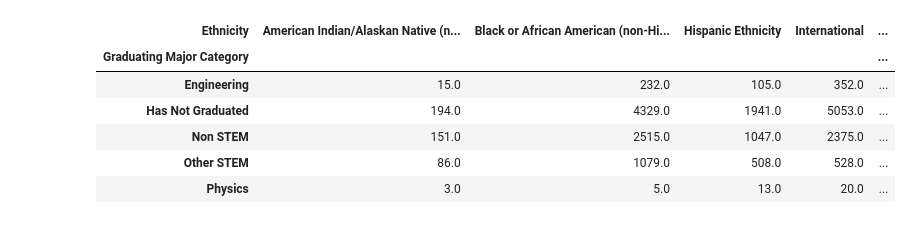
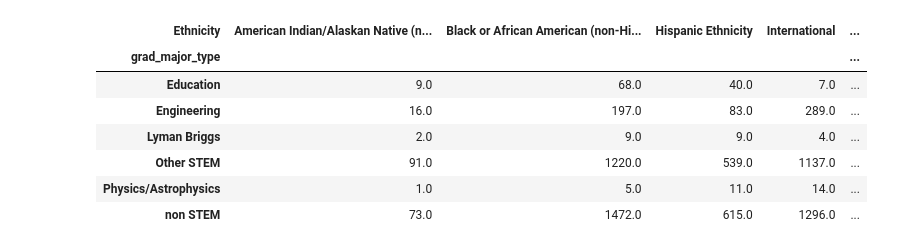
Before and after one commit to PERLMSU/pathways, a Jupyter notebook: demographics/demographics.ipynb, the cells around one changed output. Drawn from its saved outputs; the diff is of its cells as text; code cells hidden in the pictures.

```diff
--- a/demographics/demographics.ipynb
+++ b/demographics/demographics.ipynb
@@ -8,3 +6,6 @@ df = pd.read_csv('working_raw_data.csv')
+# %%
+# df = pd.read_csv('working_raw_data.csv')
+df = pd.read_excel('data/get_me_working_Demogs_FS01-US16_all.xlsx')
 # %%
 df.columns
 # %% [output]
@@ -26,20 +39,22 @@ df.PlaceholderID.unique().size
 # %%
-df2 = df.groupby(['Ethnicity', 'Graduating Major Category'])['Ethnicity'].count().unstack('Ethnicity').fillna(0)
+# df2 = df.groupby(['Ethnicity', 'Graduating Major Category'])['Ethnicity'].count().unstack('Ethnicity').fillna(0)
+df2 = df.groupby(['Ethnicity', 'grad_major_type'])['Ethnicity'].count().unstack('Ethnicity').fillna(0)
 df2['Asian / Pacific Islander'] = df2['Asian (non-Hispanic)'] + df2['Asian / Pacific Islander'] + df2['Hawaiian / Pacific Islander (non-Hispanic)']
 del df2['Asian (non-Hispanic)'] , df2['Asian / Pacific Islander'] , df2['Hawaiian / Pacific Islander (non-Hispanic)']
 df2['No Data'] = df2['Not Reported'] + df2['Not Requested']
 del df2['Not Reported'], df2['Not Requested']
 df2['maximum'] = df2.transpose().sum()
 df3 = df2.div(df2['maximum'].values, axis=0)
 df2
 # %% [output]
 | Ethnicity | American Indian/Alaskan Native (n... | Black or African American (non-Hi... | Hispanic Ethnicity | International | ... |
-| Graduating Major Category |  |  |  |  | ... |
-| Engineering | 15.0 | 232.0 | 105.0 | 352.0 | ... |
-| Has Not Graduated | 194.0 | 4329.0 | 1941.0 | 5053.0 | ... |
-| Non STEM | 151.0 | 2515.0 | 1047.0 | 2375.0 | ... |
-| Other STEM | 86.0 | 1079.0 | 508.0 | 528.0 | ... |
-| Physics | 3.0 | 5.0 | 13.0 | 20.0 | ... |
+| grad_major_type |  |  |  |  | ... |
+| Education | 9.0 | 68.0 | 40.0 | 7.0 | ... |
+| Engineering | 16.0 | 197.0 | 83.0 | 289.0 | ... |
+| Lyman Briggs | 2.0 | 9.0 | 9.0 | 4.0 | ... |
+| Other STEM | 91.0 | 1220.0 | 539.0 | 1137.0 | ... |
+| Physics/Astrophysics | 1.0 | 5.0 | 11.0 | 14.0 | ... |
+| non STEM | 73.0 | 1472.0 | 615.0 | 1296.0 | ... |
 # %%
 fig, ax = plt.subplots(1, figsize=(10,7))
 
```
Also changed, not shown: parts of 10 cells of this notebook.
